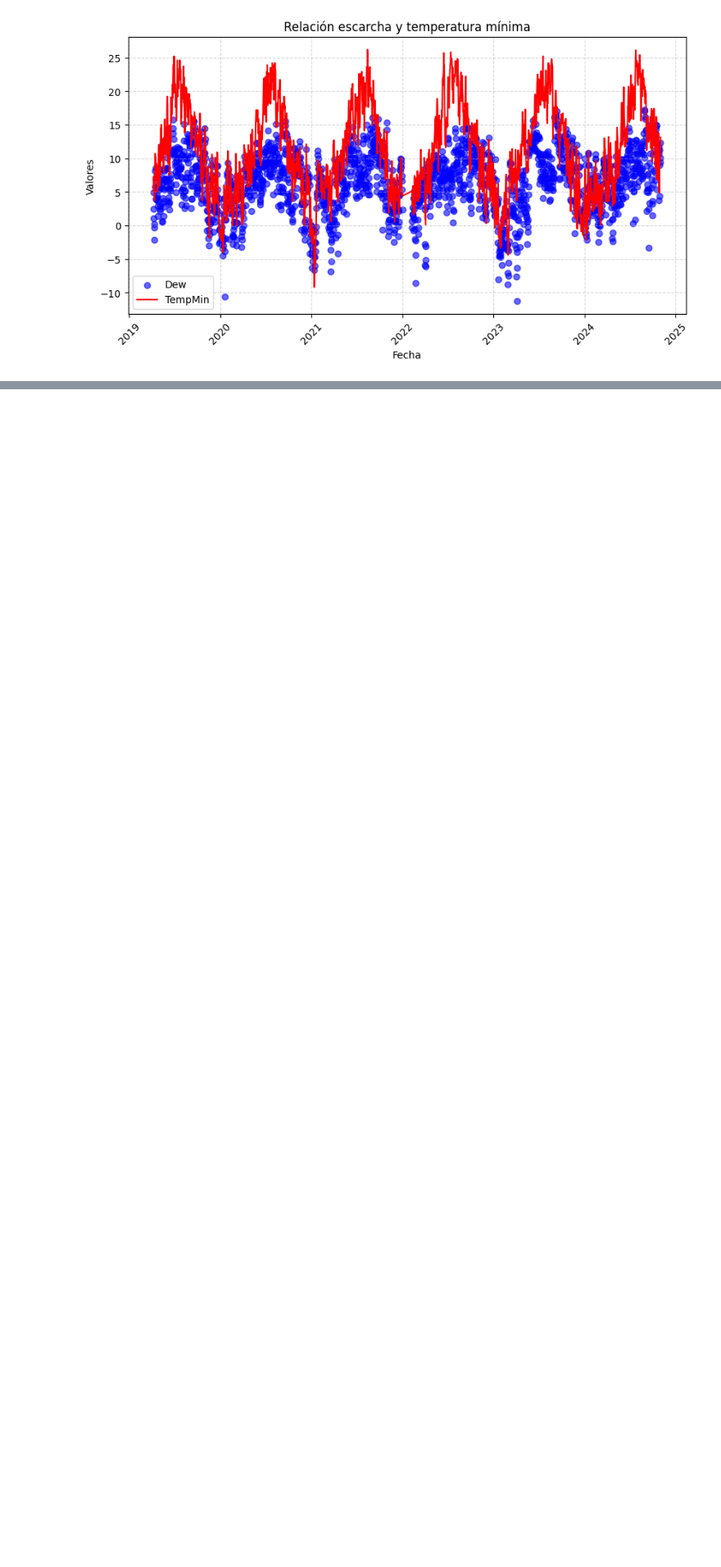
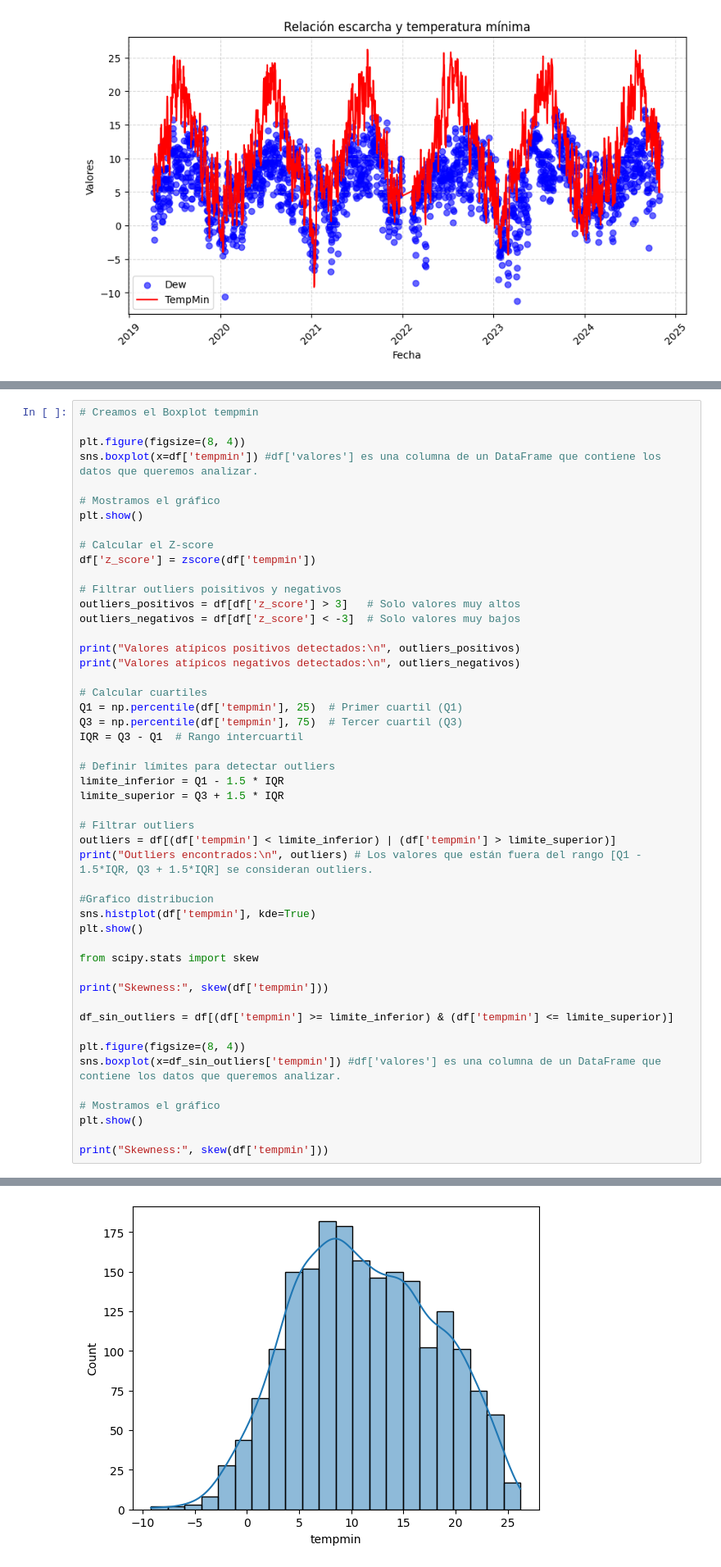
Before and after one commit to J0rge14/TrabajoTemperatura, a Jupyter notebook: temperatura.ipynb, the cells around one changed output, grey strips where cells are left out. Shown at 82% size. Cells and saved outputs as stored; diff of their text form; blank space fills up the shorter version.

```diff
--- a/temperatura.ipynb
+++ b/temperatura.ipynb
@@ -110,0 +165,50 @@ plt.show()
+# %%
+# Creamos el Boxplot tempmin
+
+plt.figure(figsize=(8, 4))
+sns.boxplot(x=df['tempmin']) #df['valores'] es una columna de un DataFrame que contiene los datos que queremos analizar.
+
+# Mostramos el gráfico
+plt.show()
+
+# Calcular el Z-score
+df['z_score'] = zscore(df['tempmin'])
+
+# Filtrar outliers poisitivos y negativos
+outliers_positivos = df[df['z_score'] > 3]   # Solo valores muy altos
+outliers_negativos = df[df['z_score'] < -3]  # Solo valores muy bajos
+
+print("Valores atípicos positivos detectados:\n", outliers_positivos)
+print("Valores atípicos negativos detectados:\n", outliers_negativos)
+
+# Calcular cuartiles
+Q1 = np.percentile(df['tempmin'], 25)  # Primer cuartil (Q1)
+Q3 = np.percentile(df['tempmin'], 75)  # Tercer cuartil (Q3)
+IQR = Q3 - Q1  # Rango intercuartil
+
+# Definir límites para detectar outliers
+limite_inferior = Q1 - 1.5 * IQR
+limite_superior = Q3 + 1.5 * IQR
+
+# Filtrar outliers
+outliers = df[(df['tempmin'] < limite_inferior) | (df['tempmin'] > limite_superior)]
+print("Outliers encontrados:\n", outliers) # Los valores que están fuera del rango [Q1 - 1.5*IQR, Q3 + 1.5*IQR] se consideran outliers.
+
+#Grafico distribucion
+sns.histplot(df['tempmin'], kde=True)
+plt.show()
+
+from scipy.stats import skew
+
+print("Skewness:", skew(df['tempmin']))
+
+df_sin_outliers = df[(df['tempmin'] >= limite_inferior) & (df['tempmin'] <= limite_superior)]
+
+plt.figure(figsize=(8, 4))
+sns.boxplot(x=df_sin_outliers['tempmin']) #df['valores'] es una columna de un DataFrame que contiene los datos que queremos analizar.
+
+# Mostramos el gráfico
+plt.show()
+
+print("Skewness:", skew(df['tempmin']))
+# %% [output]
@@ -110,0 +233 @@ plt.show()
+[figure, added]
```
Also changed, not shown: parts of 8 cells of this notebook.
